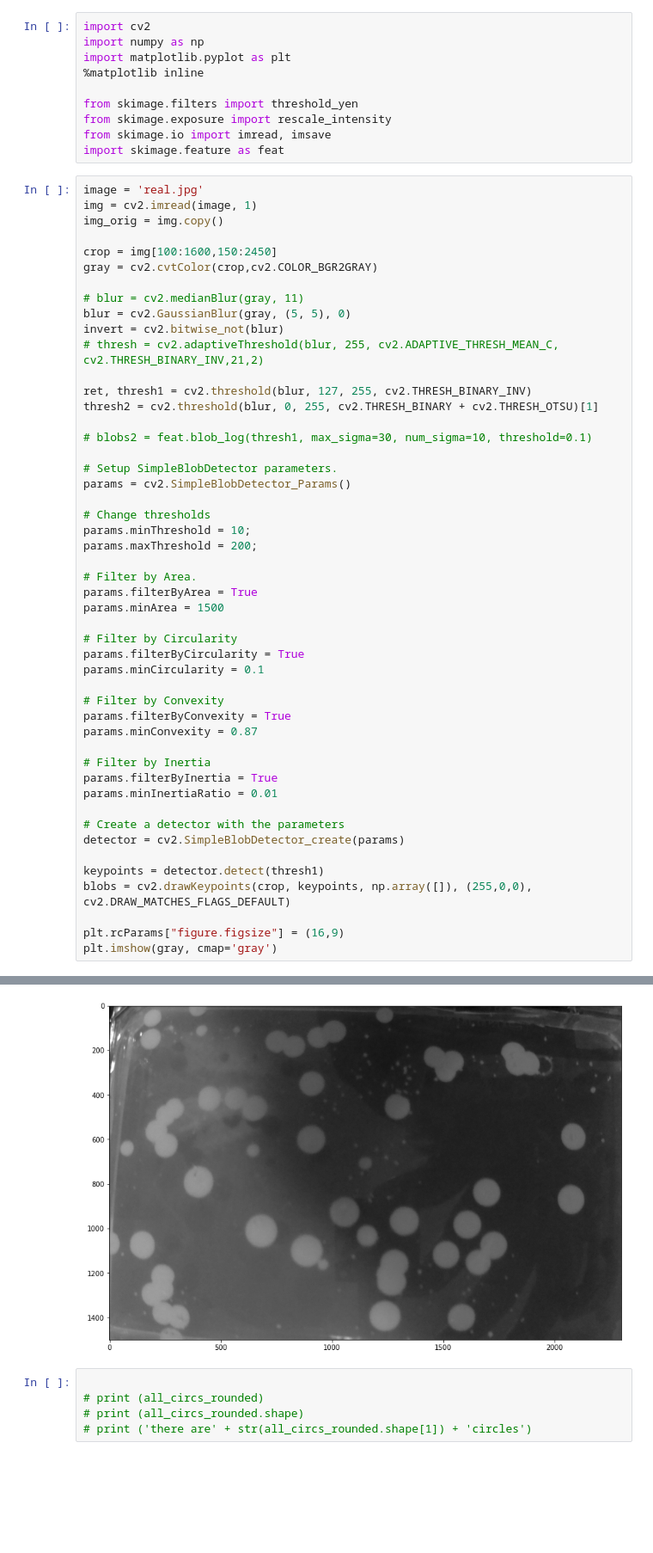
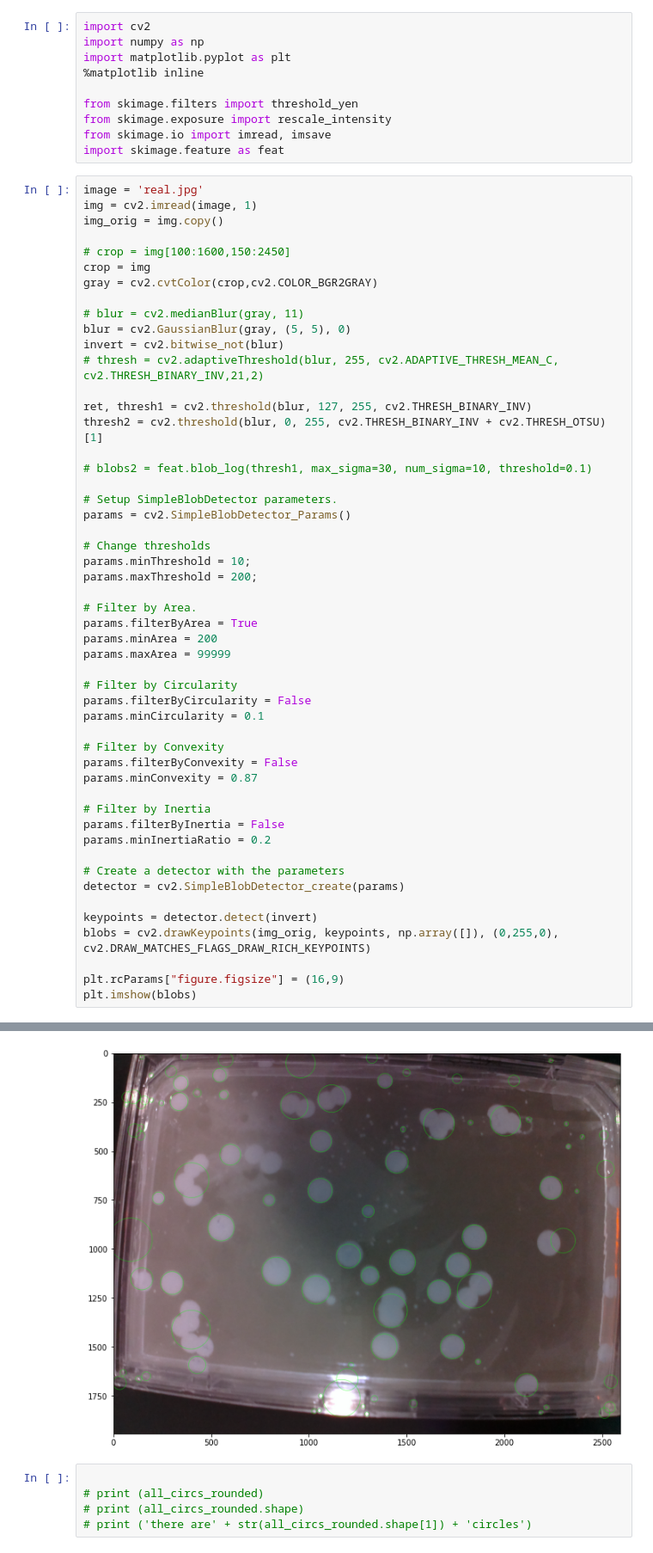
Before and after one commit to sadmanca/open-insulin-vision, a Jupyter notebook: colony-detection.ipynb, the cells around one changed output, grey strips where cells are left out. Shown at 86% size. Saved outputs shown, nothing was run; the diff lists cells and outputs as text; blank space fills up the shorter version.

Commit message:
Successfully implement blob detection

```diff
--- a/colony-detection.ipynb
+++ b/colony-detection.ipynb
@@ -13,7 +13,8 @@ image = 'real.jpg'
 img = cv2.imread(image, 1)
 img_orig = img.copy()
 
-crop = img[100:1600,150:2450]
+# crop = img[100:1600,150:2450]
+crop = img
 gray = cv2.cvtColor(crop,cv2.COLOR_BGR2GRAY)
 
 # blur = cv2.medianBlur(gray, 11)
@@ -22,44 +23,45 @@ invert = cv2.bitwise_not(blur)
 # thresh = cv2.adaptiveThreshold(blur, 255, cv2.ADAPTIVE_THRESH_MEAN_C, cv2.THRESH_BINARY_INV,21,2)
 
 ret, thresh1 = cv2.threshold(blur, 127, 255, cv2.THRESH_BINARY_INV)
-thresh2 = cv2.threshold(blur, 0, 255, cv2.THRESH_BINARY + cv2.THRESH_OTSU)[1]
+thresh2 = cv2.threshold(blur, 0, 255, cv2.THRESH_BINARY_INV + cv2.THRESH_OTSU)[1]
 
 # blobs2 = feat.blob_log(thresh1, max_sigma=30, num_sigma=10, threshold=0.1)
 
 # Setup SimpleBlobDetector parameters.
 params = cv2.SimpleBlobDetector_Params()
 
 # Change thresholds
 params.minThreshold = 10;
 params.maxThreshold = 200;
 
 # Filter by Area.
 params.filterByArea = True
-params.minArea = 1500
+params.minArea = 200
+params.maxArea = 99999
 
 # Filter by Circularity
-params.filterByCircularity = True
+params.filterByCircularity = False
 params.minCircularity = 0.1
 
 # Filter by Convexity
-params.filterByConvexity = True
+params.filterByConvexity = False
 params.minConvexity = 0.87
 
 # Filter by Inertia
-params.filterByInertia = True
-params.minInertiaRatio = 0.01
+params.filterByInertia = False
+params.minInertiaRatio = 0.2
 
 # Create a detector with the parameters
 detector = cv2.SimpleBlobDetector_create(params)
 
-keypoints = detector.detect(thresh1)
-blobs = cv2.drawKeypoints(crop, keypoints, np.array([]), (255,0,0), cv2.DRAW_MATCHES_FLAGS_DEFAULT)
+keypoints = detector.detect(invert)
+blobs = cv2.drawKeypoints(img_orig, keypoints, np.array([]), (0,255,0), cv2.DRAW_MATCHES_FLAGS_DRAW_RICH_KEYPOINTS)
 
 plt.rcParams["figure.figsize"] = (16,9)
-plt.imshow(gray, cmap='gray')
+plt.imshow(blobs)
 # %% [output]
 <matplotlib.image.AxesImage at 0x...>
-[figure, old version]
+[figure, new version]
 # %%
 
 # print (all_circs_rounded)
```
